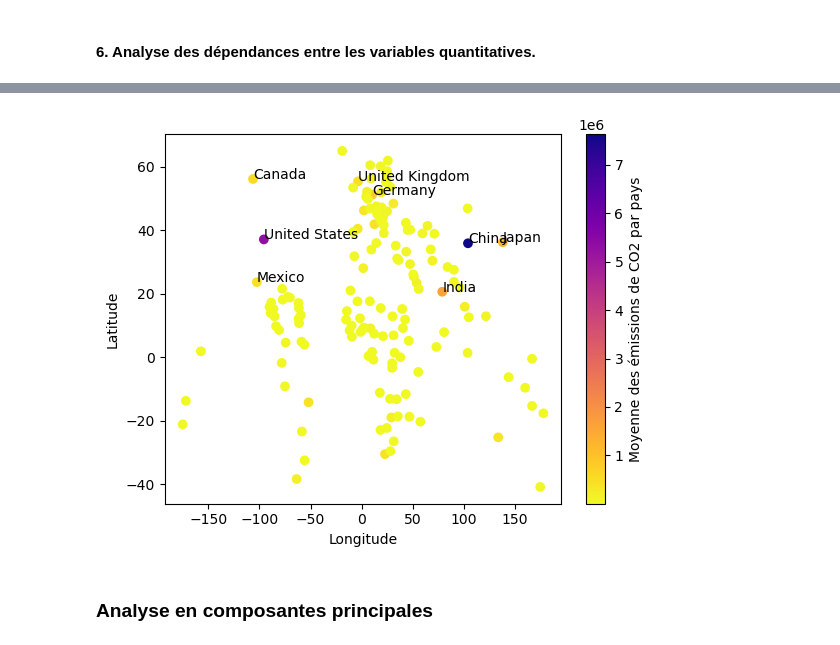
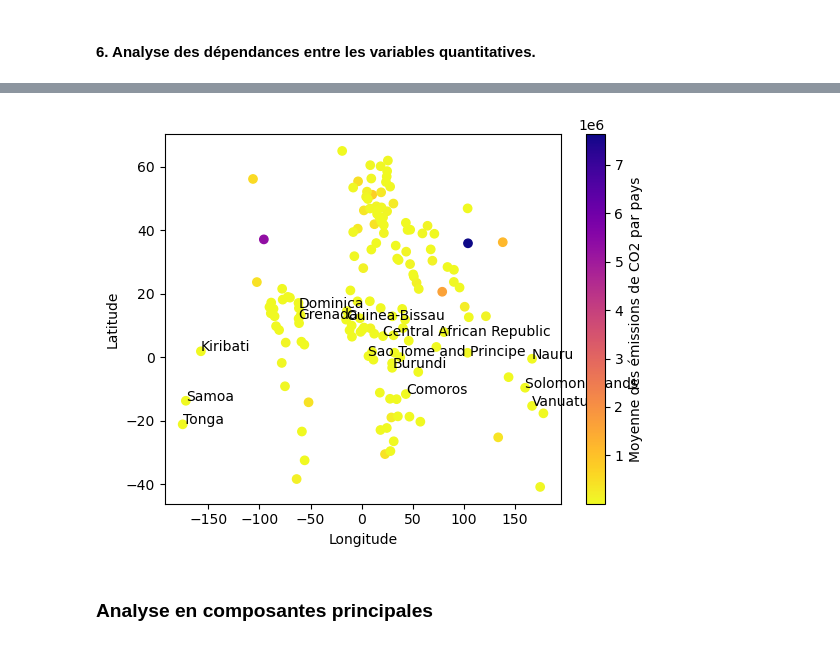
Before and after one commit to PaolaDeTruchis/MachineLearning, a Jupyter notebook: Projet_ML_Python.ipynb, the cells around one changed output, grey strips where cells are left out. Cells and saved outputs as stored; diff of their text form; code cells hidden in the pictures.

```diff
--- a/Projet_ML_Python.ipynb
+++ b/Projet_ML_Python.ipynb
@@ -361,35 +360,35 @@ plt.show()
 import matplotlib.cm as cm
 # print(list(CO2_Pays_trie.values()))
 data_CO2_2D = {'Pays':list(CO2_Pays_trie.keys()) ,
         'Moy_Pays_CO2': list(CO2_Pays_trie.values())}
 
 data_CO2_2D = pd.DataFrame(data_CO2_2D)
 for Pays in list(CO2_Pays_trie.keys()):
     index = data_CO2_2D.index[data_CO2_2D["Pays"] == Pays]
     data_CO2_2D.loc[index,"Longitude"]=data_centre[data_centre["Entity"] == Pays]["Longitude"].iloc[0]
     data_CO2_2D.loc[index,"Latitude"]=data_centre[data_centre["Entity"] == Pays]["Latitude"].iloc[0]
 
 # print(data_centre[data_centre["Entity"] == "China"]["Longitude"].iloc[0])
 # print(data_CO2_2D)
 
 plt.scatter(data_CO2_2D.Longitude, data_CO2_2D.Latitude, c=data_CO2_2D["Moy_Pays_CO2"], cmap=cm.plasma_r)
 
 # Ajouter des étiquettes pour chaque pays
 for x, y, pays, moyenne_CO2 in zip(data_CO2_2D.Longitude, data_CO2_2D.Latitude, data_CO2_2D.Pays, data_CO2_2D["Moy_Pays_CO2"]):
-    if moyenne_CO2 >= 4e+05:
+    if moyenne_CO2 <= 4e+02:
         plt.text(x, y, pays)
 
 # Ajouter une barre de couleur
 plt.colorbar(label='Moyenne des émissions de CO2 par pays')
 
 # Ajouter des labels d'axes
 plt.xlabel('Longitude')
 plt.ylabel('Latitude')
 
 # Afficher le graphique
 plt.show()
 # %% [output]
-[figure, old version]
+[figure, new version]
 # %% [markdown]
 ### Analyse en composantes principales
 # %% [markdown]
```
Also changed, not shown: parts of 59 cells of this notebook.
